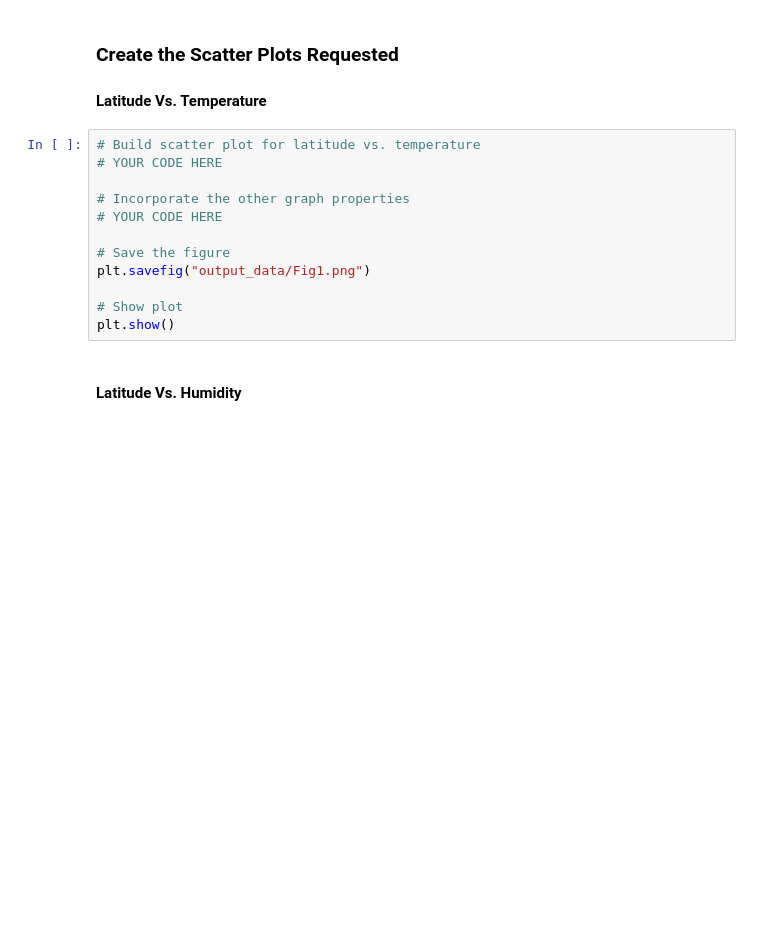
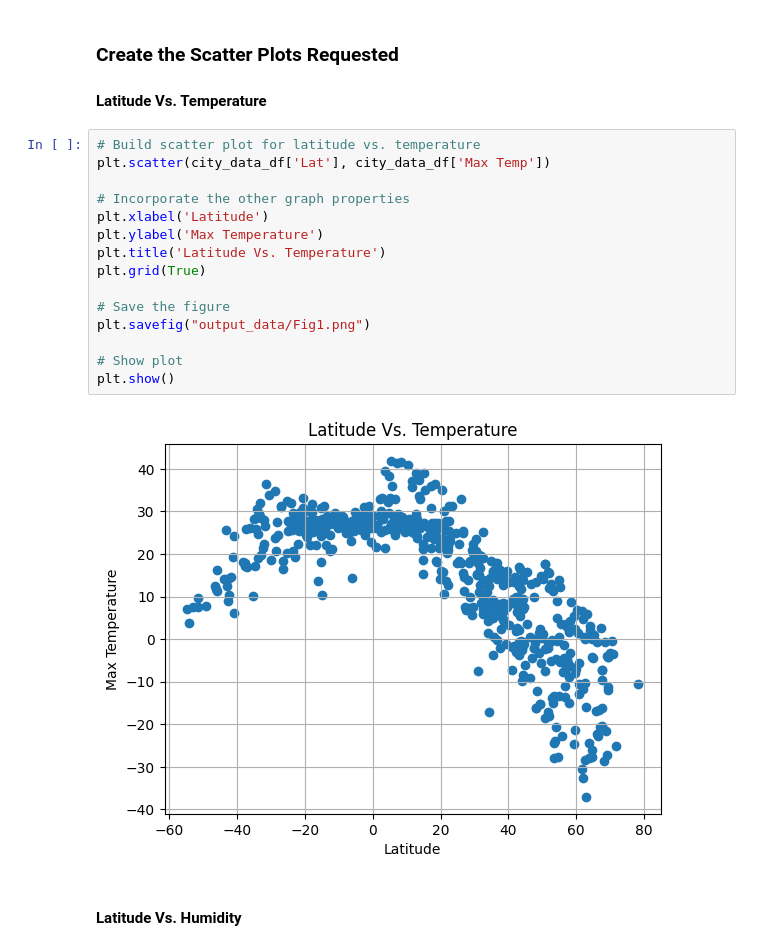
Before and after one commit to bluejays101/python-api-challenge, a Jupyter notebook: WeatherPy.ipynb, the cells around one changed output. Saved outputs shown, nothing was run; the diff lists cells and outputs as text; blank space fills up the shorter version.

```diff
--- a/WeatherPy.ipynb
+++ b/WeatherPy.ipynb
@@ -199,16 +209,21 @@ city_data_df.head()
 #### Latitude Vs. Temperature
 # %%
 # Build scatter plot for latitude vs. temperature
-# YOUR CODE HERE
+plt.scatter(city_data_df['Lat'], city_data_df['Max Temp'])
 
 # Incorporate the other graph properties
-# YOUR CODE HERE
+plt.xlabel('Latitude')
+plt.ylabel('Max Temperature')
+plt.title('Latitude Vs. Temperature')
+plt.grid(True)
 
 # Save the figure
 plt.savefig("output_data/Fig1.png")
 
 # Show plot
 plt.show()
+# %% [output]
+[figure, added]
 # %% [markdown]
 #### Latitude Vs. Humidity
 # %%
```
Also changed, not shown: parts of 39 cells of this notebook, 13 other files.
